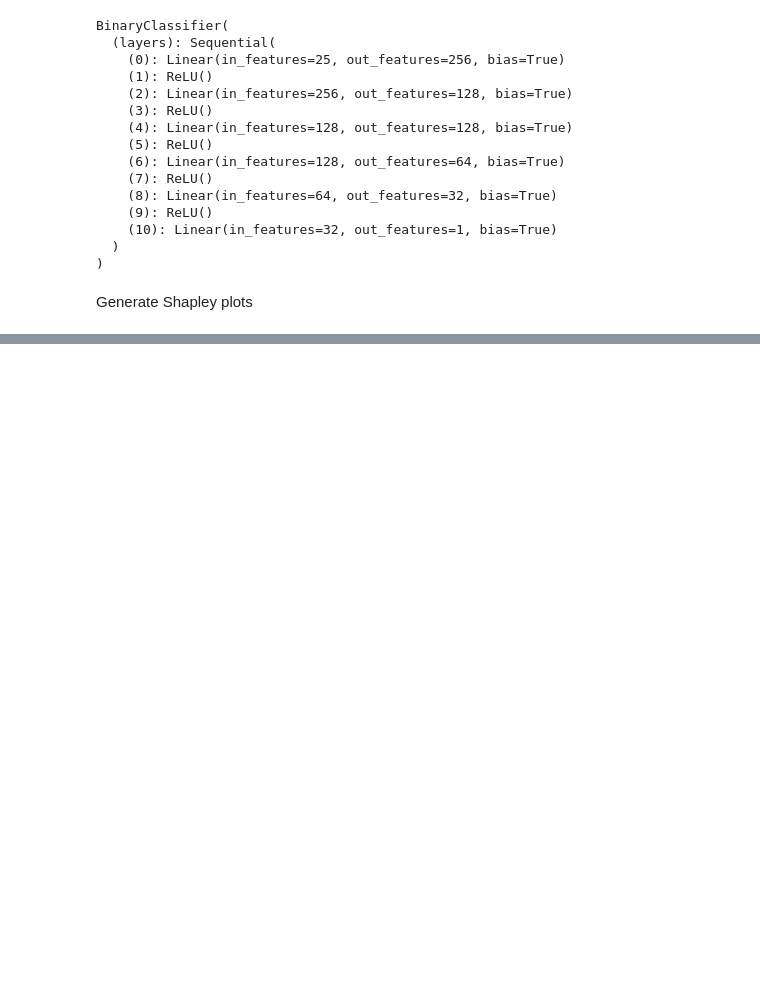
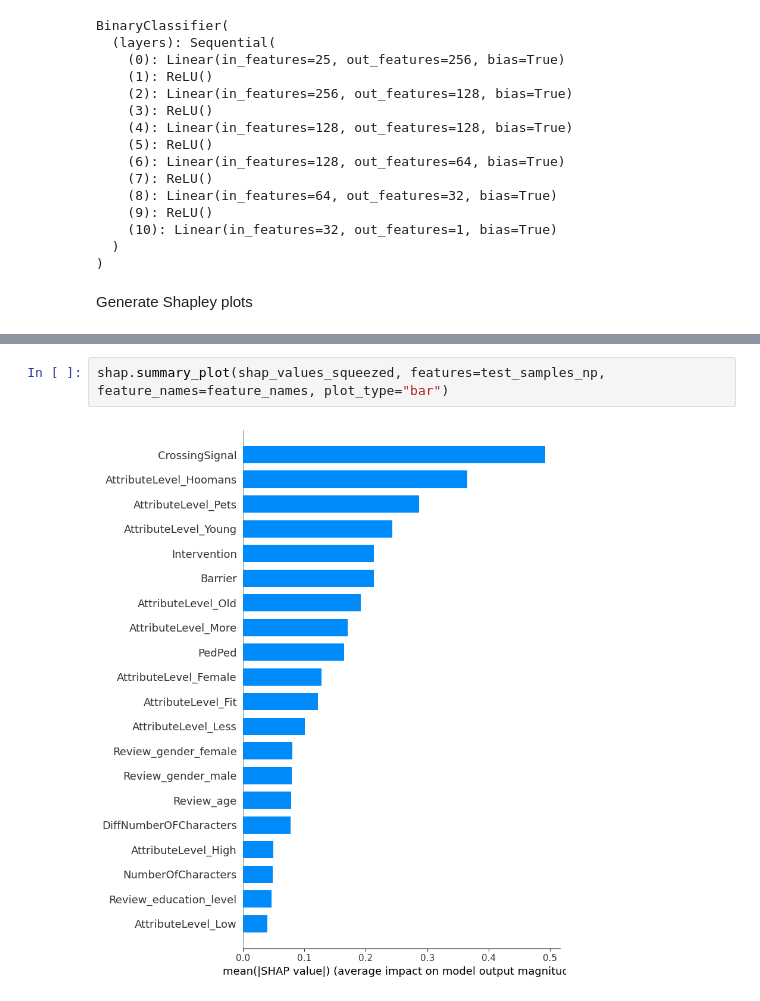
Before and after one commit to elizabethhli/cog403_project, a Jupyter notebook: neural_network.ipynb, the cells around one changed output, grey strips where cells are left out. Cells and saved outputs as stored; diff of their text form; blank space fills up the shorter version.

```diff
--- a/neural_network.ipynb
+++ b/neural_network.ipynb
@@ -404,0 +417,4 @@ test_samples_np.shape: (5, 25)
+# %%
+shap.summary_plot(shap_values_squeezed, features=test_samples_np, feature_names=feature_names, plot_type="bar")
+# %% [output]
+[figure, added]
```
Also changed, not shown: parts of 9 cells of this notebook.
